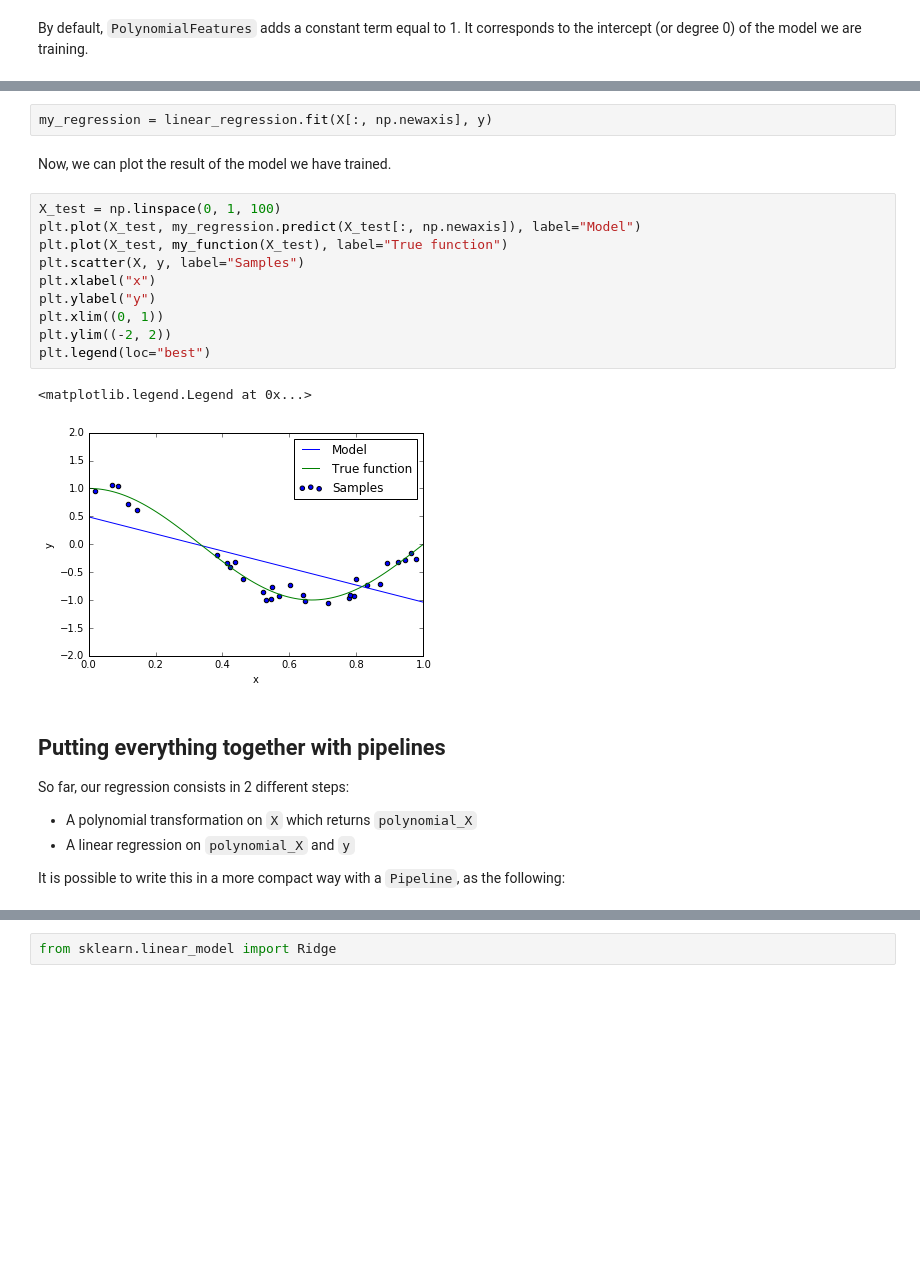
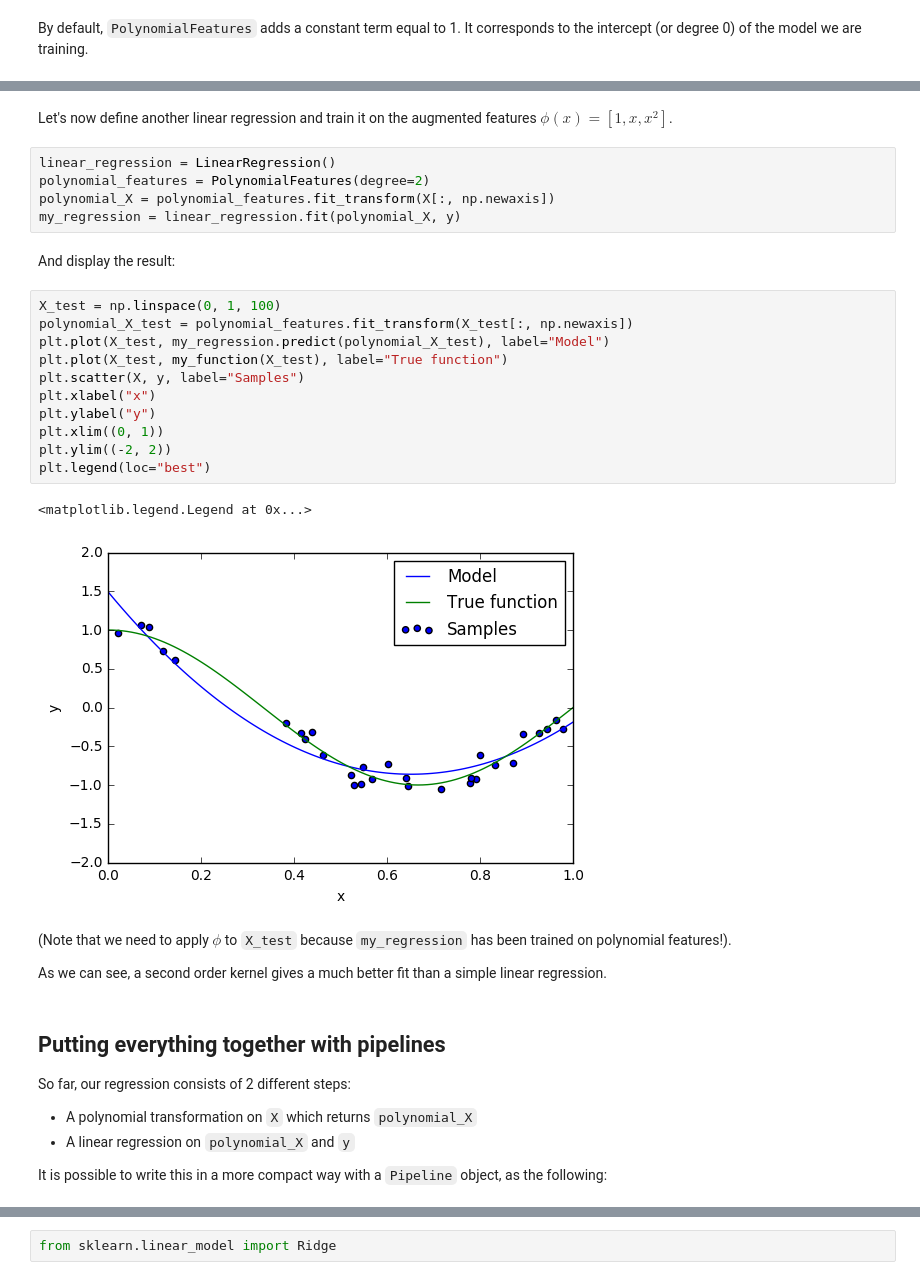
Before and after one commit to azubiolo/lectures, a Jupyter notebook: intro_ml/lab_3/regression_lab.ipynb, the cells around one changed output, grey strips where cells are left out. Saved outputs shown, nothing was run; the diff lists cells and outputs as text; blank space fills up the shorter version.

```diff
--- a/intro_ml/lab_3/regression_lab.ipynb
+++ b/intro_ml/lab_3/regression_lab.ipynb
@@ -127,28 +161,38 @@ And fit it to the training set:
-# %%
-my_regression = linear_regression.fit(X[:, np.newaxis], y)
-# %% [markdown]
-Now, we can plot the result of the model we have trained.
+# %% [markdown]
+Let's now define another linear regression and train it on the augmented features $\phi(x) = \left[1, x, x^2\right]$.
+# %%
+linear_regression = LinearRegression()
+polynomial_features = PolynomialFeatures(degree=2)
+polynomial_X = polynomial_features.fit_transform(X[:, np.newaxis])
+my_regression = linear_regression.fit(polynomial_X, y)
+# %% [markdown]
+And display the result:
 # %%
 X_test = np.linspace(0, 1, 100)
-plt.plot(X_test, my_regression.predict(X_test[:, np.newaxis]), label="Model")
+polynomial_X_test = polynomial_features.fit_transform(X_test[:, np.newaxis])
+plt.plot(X_test, my_regression.predict(polynomial_X_test), label="Model")
 plt.plot(X_test, my_function(X_test), label="True function")
 plt.scatter(X, y, label="Samples")
 plt.xlabel("x")
 plt.ylabel("y")
 plt.xlim((0, 1))
 plt.ylim((-2, 2))
 plt.legend(loc="best")
 # %% [output]
 <matplotlib.legend.Legend at 0x...>
-[figure, old version]
+[figure, new version]
+# %% [markdown]
+(Note that we need to apply $\phi$ to `X_test` because `my_regression` has been trained on polynomial features!).
+
+As we can see, a second order kernel gives a much better fit than a simple linear regression.
 # %% [markdown]
 ## Putting everything together with pipelines
 
-So far, our regression consists in 2 different steps:
+So far, our regression consists of 2 different steps:
 - A polynomial transformation on `X` which returns `polynomial_X`
 - A linear regression on `polynomial_X` and `y`
 
-It is possible to write this in a more compact way with a `Pipeline`, as the following:
+It is possible to write this in a more compact way with a `Pipeline` object, as the following:
 # %%
 from sklearn.pipeline import Pipeline
 from sklearn.cross_validation import cross_val_score
```
Also changed, not shown: parts of 36 cells of this notebook.
